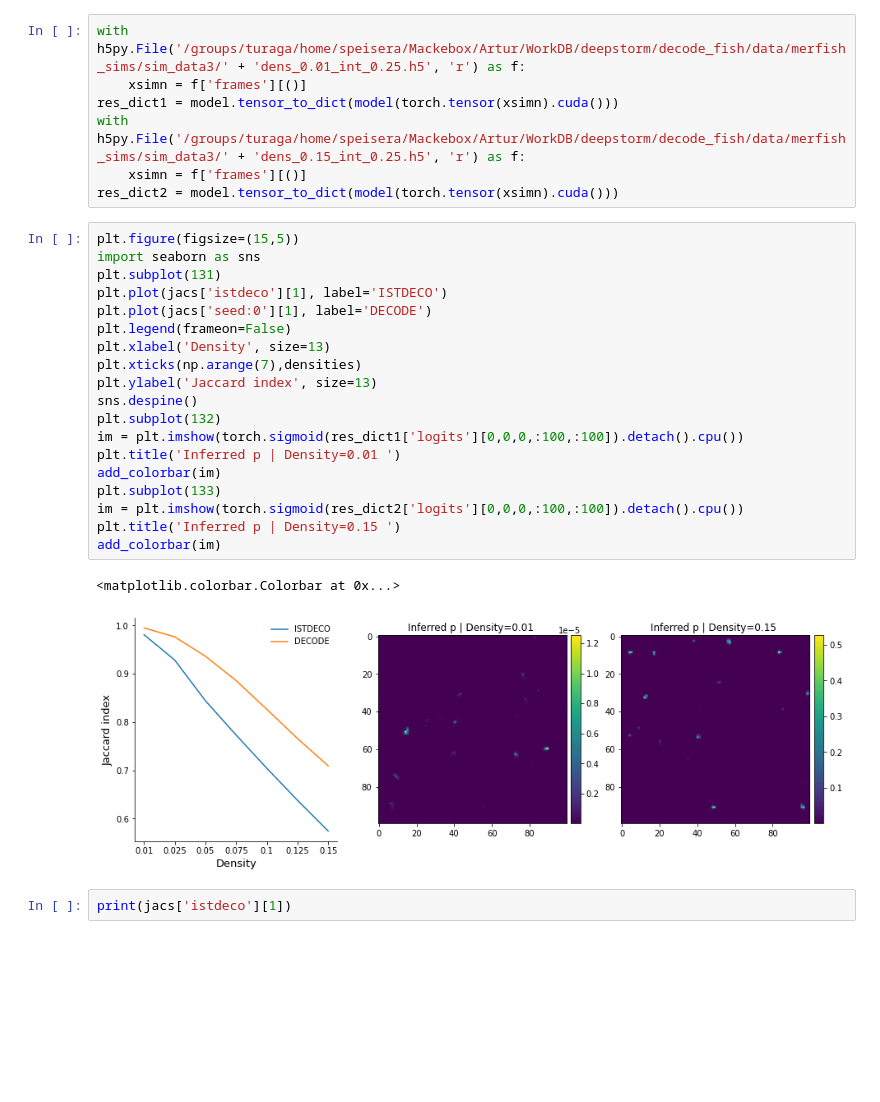
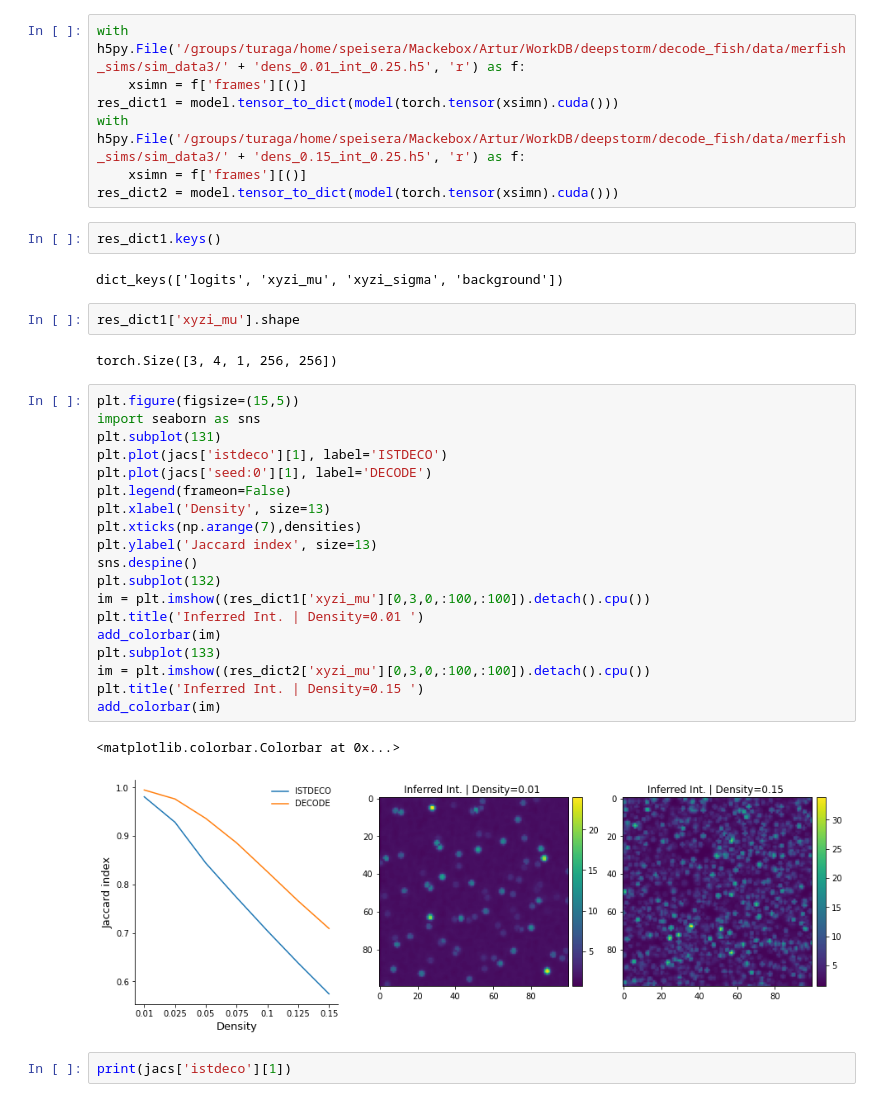
Before and after one commit to TuragaLab/decode_fish, a Jupyter notebook: figures/merfish_sim_eval.ipynb, the cells around one changed output. Drawn from its saved outputs; the diff is of its cells as text; blank space fills up the shorter version.

```diff
--- a/figures/merfish_sim_eval.ipynb
+++ b/figures/merfish_sim_eval.ipynb
@@ -255,28 +255,36 @@ res_dict1 = model.tensor_to_dict(model(torch.tensor(xsimn).cuda()))
 with h5py.File('/groups/turaga/home/speisera/Mackebox/Artur/WorkDB/deepstorm/decode_fish/data/merfish_sims/sim_data3/' + 'dens_0.15_int_0.25.h5', 'r') as f:
     xsimn = f['frames'][()]
 res_dict2 = model.tensor_to_dict(model(torch.tensor(xsimn).cuda()))
+# %%
+res_dict1.keys()
+# %% [output]
+dict_keys(['logits', 'xyzi_mu', 'xyzi_sigma', 'background'])
+# %%
+res_dict1['xyzi_mu'].shape
+# %% [output]
+torch.Size([3, 4, 1, 256, 256])
 # %%
 plt.figure(figsize=(15,5))
 import seaborn as sns
 plt.subplot(131)
 plt.plot(jacs['istdeco'][1], label='ISTDECO')
 plt.plot(jacs['seed:0'][1], label='DECODE')
 plt.legend(frameon=False)
 plt.xlabel('Density', size=13)
 plt.xticks(np.arange(7),densities)
 plt.ylabel('Jaccard index', size=13)
 sns.despine()
 plt.subplot(132)
-im = plt.imshow(torch.sigmoid(res_dict1['logits'][0,0,0,:100,:100]).detach().cpu())
-plt.title('Inferred p | Density=0.01 ')
+im = plt.imshow((res_dict1['xyzi_mu'][0,3,0,:100,:100]).detach().cpu())
+plt.title('Inferred Int. | Density=0.01 ')
 add_colorbar(im)
 plt.subplot(133)
-im = plt.imshow(torch.sigmoid(res_dict2['logits'][0,0,0,:100,:100]).detach().cpu())
-plt.title('Inferred p | Density=0.15 ')
+im = plt.imshow((res_dict2['xyzi_mu'][0,3,0,:100,:100]).detach().cpu())
+plt.title('Inferred Int. | Density=0.15 ')
 add_colorbar(im)
 # %% [output]
 <matplotlib.colorbar.Colorbar at 0x...>
-[figure, old version]
+[figure, new version]
 # %%
 print(jacs['istdeco'][1])
 # %% [output]
```
Also changed, not shown: 1 other file.
